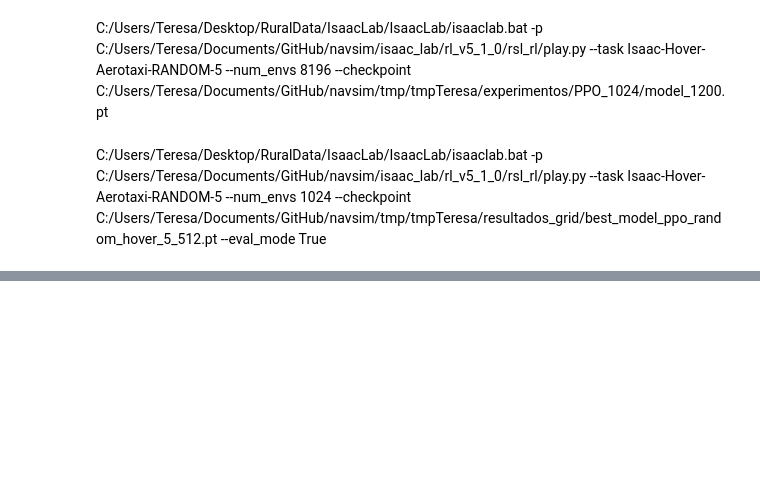
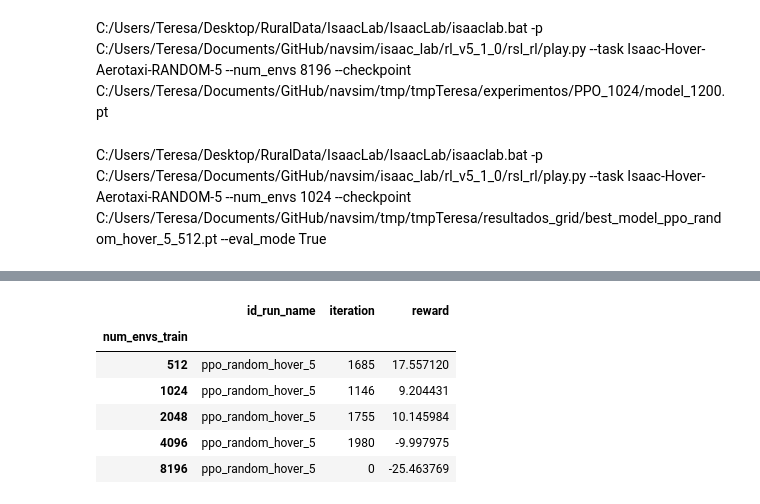
Before and after one commit to I3A-NavSys/navsim, a Jupyter notebook: tmp/tmpTeresa/resultados_grid/ranking_PPO.ipynb, the cells around one changed output, grey strips where cells are left out. Cells and saved outputs as stored; diff of their text form; code cells hidden in the pictures; blank space fills up the shorter version.

```diff
--- a/tmp/tmpTeresa/resultados_grid/ranking_PPO.ipynb
+++ b/tmp/tmpTeresa/resultados_grid/ranking_PPO.ipynb
@@ -189,0 +218,12 @@ C:/Users/Teresa/Desktop/RuralData/IsaacLab/IsaacLab/isaaclab.bat -p C:/Users/Ter
+# %%
+import pandas as pd
+rewards_train_max = pd.read_csv('C:/Users/Teresa/Documents/GitHub/navsim/tmp/tmpTeresa/resultados_grid/rewards_best_model_ppo_random_hover_5_joined.csv',index_col='num_envs_train')
+rewards_train_max
+# %% [output]
+|  | id_run_name | iteration | reward |
+| num_envs_train |  |  |  |
+| 512 | ppo_random_hover_5 | 1685 | 17.557120 |
+| 1024 | ppo_random_hover_5 | 1146 | 9.204431 |
+| 2048 | ppo_random_hover_5 | 1755 | 10.145984 |
+| 4096 | ppo_random_hover_5 | 1980 | -9.997975 |
+| 8196 | ppo_random_hover_5 | 0 | -25.463769 |
```
Also changed, not shown: parts of 3 cells of this notebook, 40 other files.
